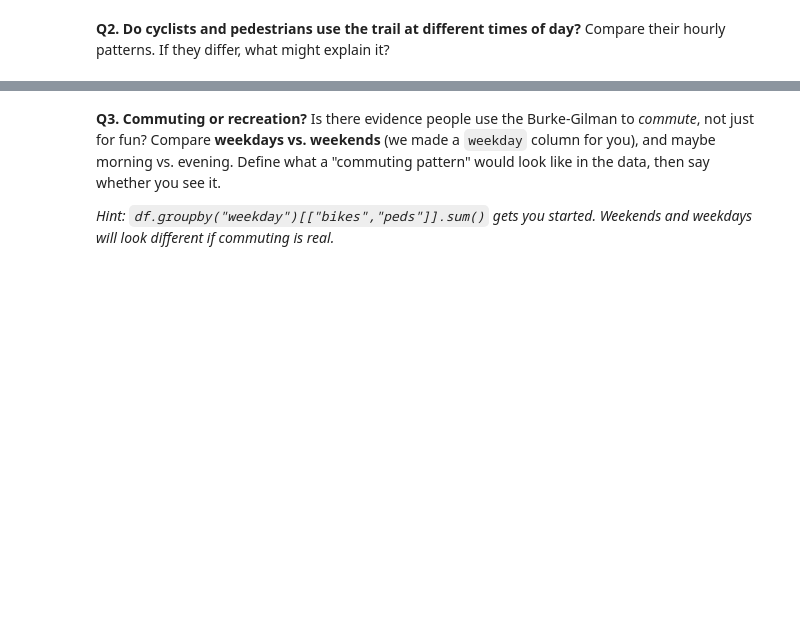
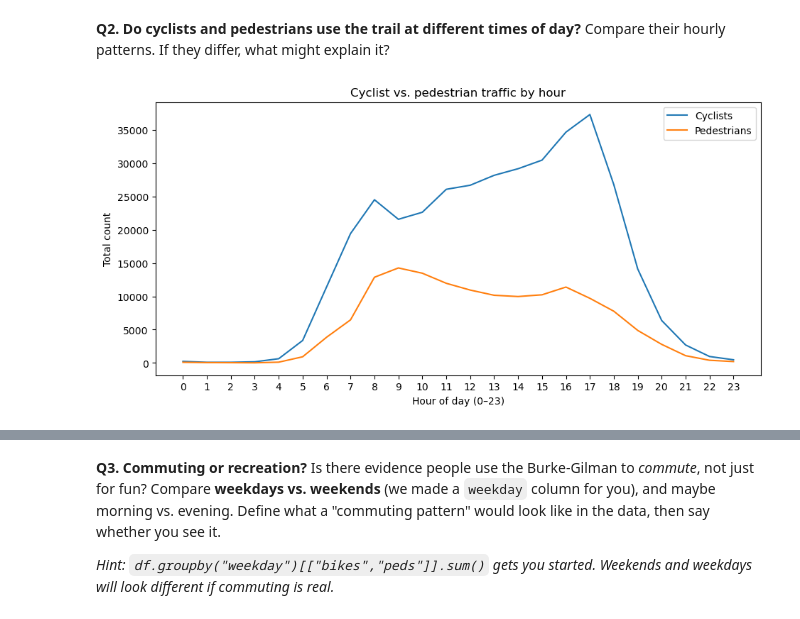
Before and after one commit to sarahjay5/hcde-410, a Jupyter notebook: A1/A1.ipynb, the cells around one changed output, grey strips where cells are left out. Saved outputs shown, nothing was run; the diff lists cells and outputs as text; code cells hidden in the pictures; blank space fills up the shorter version.

```diff
--- a/A1/A1.ipynb
+++ b/A1/A1.ipynb
@@ -110,7 +175,20 @@ changes
 **Q2. Do cyclists and pedestrians use the trail at different times of day?**
 Compare their hourly patterns. If they differ, what might explain it?
 # %%
-# Your code for Q2
+
+# Group bike and pedestrian counts by hour
+by_hour = df.groupby("hour")[["bikes", "peds"]].sum()
+
+# Plot cyclists and pedestrians separately
+by_hour.plot(figsize=(11, 5))
+plt.title("Cyclist vs. pedestrian traffic by hour")
+plt.xlabel("Hour of day (0–23)")
+plt.ylabel("Total count")
+plt.xticks(range(24))
+plt.legend(["Cyclists", "Pedestrians"])
+plt.show()
+# %% [output]
+[figure, added]
 # %% [markdown]
 **Your Q2 answer:**
 
```
Also changed, not shown: parts of 12 cells of this notebook.
